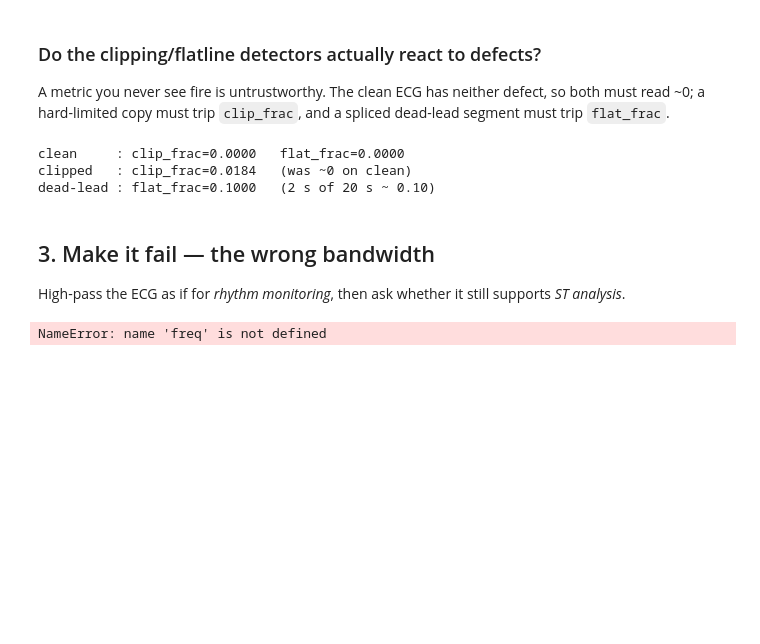
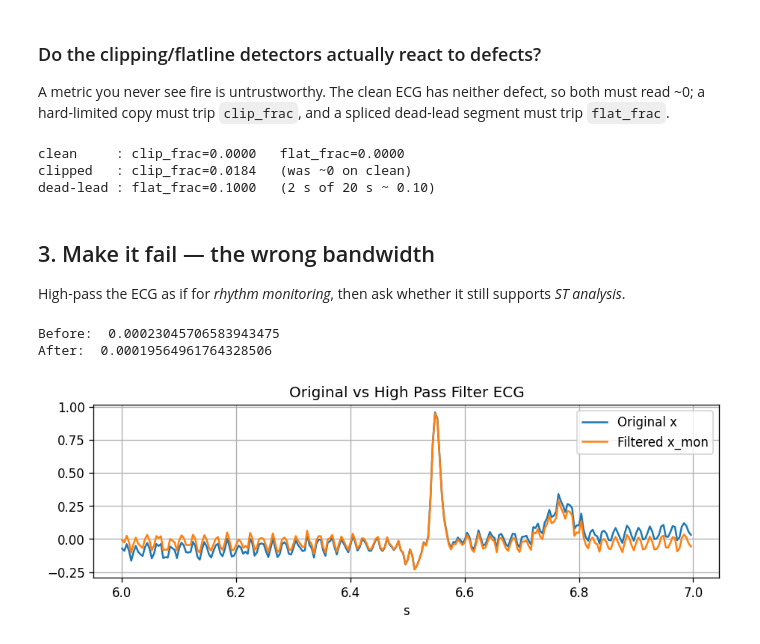
Before and after one commit to mrmaynar/SigProc, a Jupyter notebook: labs/lab01_biosignal_zoo_and_acquisition_audit/lab01_biosignal_zoo_and_acquisition_audit.ipynb, the cells around one changed output. Drawn from its saved outputs; the diff is of its cells as text; code cells hidden in the pictures; blank space fills up the shorter version.

```diff
--- a/labs/lab01_biosignal_zoo_and_acquisition_audit/lab01_biosignal_zoo_and_acquisition_audit.ipynb
+++ b/labs/lab01_biosignal_zoo_and_acquisition_audit/lab01_biosignal_zoo_and_acquisition_audit.ipynb
@@ -157,20 +157,37 @@ High-pass the ECG as if for *rhythm monitoring*, then ask whether it still suppo
 # %%
 # TODO apply a 0.5 Hz high-pass (monitoring-style) and compare the low-frequency content.
 # raise NotImplementedError("TODO: implement this — see the comment above")
+freq, pwr = sig.welch(x, fs)
 low_band = (freq < 0.5)
 low_before = np.sum(pwr[low_band])
 b, a = sig.butter(5, 0.5, btype="highpass", fs=fs) # high pass filter, 5th order
-x_filtered = sig.filtfilt(b, a, x) # forward/back lin filter
-freq_after, pwr_after = sig.welch(x_filtered, fs)
+x_mon = sig.filtfilt(b, a, x) # forward/back lin filter
+freq_after, pwr_after = sig.welch(x_mon, fs)
 low_band_after = (freq_after < 0.5)
 low_after = np.sum(pwr_after[low_band_after])
 print("Before: ", low_before)
 print("After: ", low_after)
 
 # Checkpoint: plot x vs x_mon around a beat. What happened to the slow ST/T region?
-raise NotImplementedError("TODO: implement this — see the comment above")
+# raise NotImplementedError("TODO: implement this — see the comment above")
+start = 6 * fs
+end = 7 * fs
+t = np.arange(start, end) / fs
+plt.figure(figsize=(9,2.5))
+plt.plot(t, x[start:end], label = "Original x")
+plt.plot(t, x_mon[start:end], label = "Filtered x_mon")
+plt.xlabel("s")
+plt.title("Original vs High Pass Filter ECG")
+plt.legend()
+plt.show()
+# Applying a 0.5Hz high pass filter was able to reduce some nosie and fluctuation
+# that occurs after the QRS wave, allowing the filtered signal to remain stable.
+# Important to note that even with the filter, the two lines are practically the
+# the same wave during the QRS wave.
 # %% [output]
-NameError: name 'freq' is not defined
+Before:  0.00023045706583943475
+After:  0.00019564961764328506
+[figure, added]
 # %% [markdown]
 ## Reflection
 1. Which conclusion about signal quality stayed stable across reasonable audit thresholds?
```
Also changed, not shown: parts of 1 cell of this notebook.
